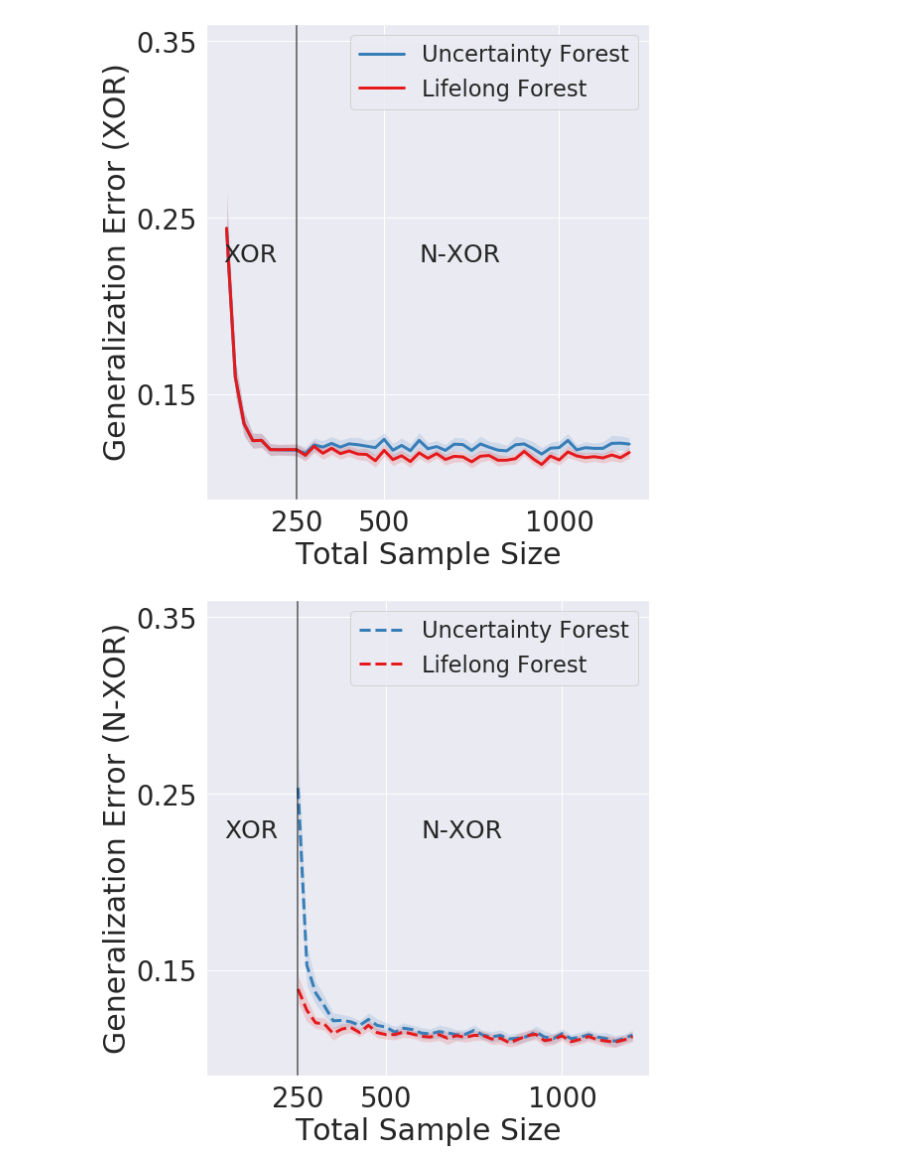
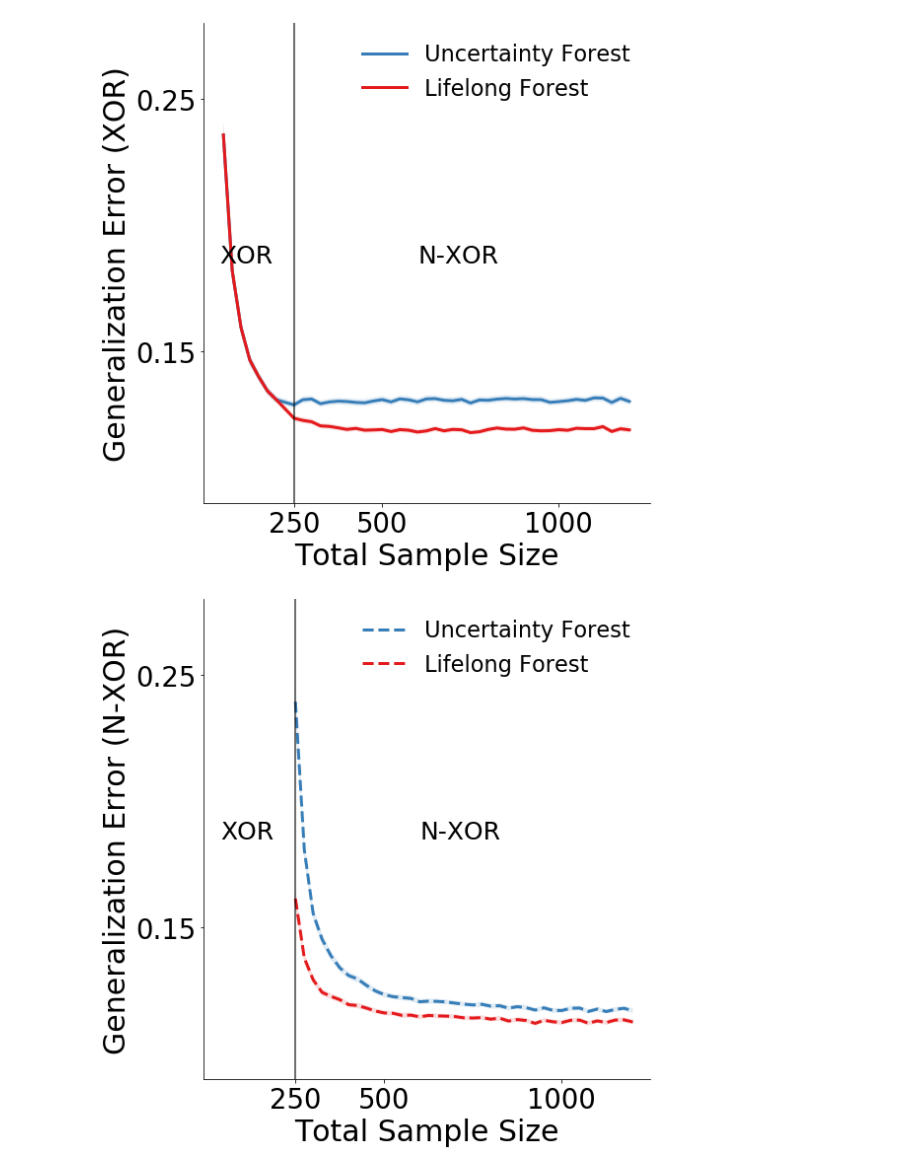
Before and after one commit to neurodata/lifelong_learner, a Jupyter notebook: lifelong_learner/notebooks/xor_nxor_exp.ipynb, the cells around one changed output. Saved outputs shown, nothing was run; the diff lists cells and outputs as text; code cells hidden in the pictures.

```diff
--- a/lifelong_learner/notebooks/xor_nxor_exp.ipynb
+++ b/lifelong_learner/notebooks/xor_nxor_exp.ipynb
@@ -4,7 +4,7 @@ import matplotlib.pyplot as plt
 import seaborn as sns
 import tqdm
 import pickle
-sns.set()
+#sns.set()
 
 from sklearn.ensemble.forest import _generate_unsampled_indices
 from sklearn.ensemble.forest import _generate_sample_indices
@@ -16,6 +16,24 @@ from tqdm import tqdm_notebook as tqdm
 
 from joblib import Parallel, delayed
 
+#Infrastructure
+from sklearn.base import BaseEstimator, ClassifierMixin
+from sklearn.utils.validation import NotFittedError
+
+#Data Handling
+from sklearn.utils.validation import (
+    check_X_y,
+    check_array,
+    NotFittedError,
+)
+from sklearn.utils.multiclass import check_classification_targets
+
+#Utils
+import numpy as np
+
+from tqdm import tqdm
+from sklearn.base import clone
+
 def unpickle(file):
     with open(file, 'rb') as fo:
         dict = pickle.load(fo, encoding='bytes')
@@ -433,5 +552,5 @@ with open('../result/std_te_xor_nxor.pickle','wb') as f:
 # %%
-mc_rep = 48
+mc_rep = 500
 mean_error = unpickle('../result/mean_xor_nxor.pickle')
 std_error = unpickle('../result/std_xor_nxor.pickle')/np.sqrt(mc_rep)
 
@@ -461,39 +580,42 @@ ax1.plot(ns, mean_error[0], label=algorithms[0], c=colors[1], ls=ls[np.sum(0 > 1
 ax1.fill_between(ns,
         mean_error[0] + 1.96*std_error[0],
         mean_error[0] - 1.96*std_error[0],
         where=mean_error[0] + 1.96*std_error[0] >= mean_error[0] - 1.96*std_error[0],
         facecolor=colors[1],
         alpha=0.15,
         interpolate=True)
 
 ax1.plot(ns, mean_error[1], label=algorithms[1], c=colors[0], ls=ls[np.sum(1 > 1).astype(int)], lw=3)
 ax1.fill_between(ns,
         mean_error[1] + 1.96*std_error[1, ],
         mean_error[1] - 1.96*std_error[1, ],
         where=mean_error[1] + 1.96*std_error[1] >= mean_error[1] - 1.96*std_error[1],
         facecolor=colors[0],
         alpha=0.15,
         interpolate=True)
 
 ax1.set_ylabel('Generalization Error (%s)'%(TASK1), fontsize=fontsize)
-ax1.legend(loc='upper right', fontsize=22.5)
-#         ax1.set_ylim(-0.01, 0.22)
+ax1.legend(loc='upper right', fontsize=22.5, frameon=False)
+ax1.set_ylim(0.09, 0.28)
 ax1.set_xlabel('Total Sample Size', fontsize=fontsize)
 ax1.tick_params(labelsize=labelsize)
-ax1.set_yticks([0.15, 0.25, 0.35])
+ax1.set_yticks([0.15, 0.25])
 ax1.set_xticks([250, 500, 1000])
 ax1.axvline(x=ns[len(n1s)], c='k', alpha=0.75)
 
-ax1.set_ylim(0.09, 0.36)
+right_side = ax1.spines["right"]
+right_side.set_visible(False)
+top_side = ax1.spines["top"]
+top_side.set_visible(False)
 
 ax1.text(40, np.mean(ax1.get_ylim()), "%s"%(TASK1), fontsize=25)
 ax1.text(600, np.mean(ax1.get_ylim()), "%s"%(TASK2), fontsize=25)
 
 plt.tight_layout()
 
-plt.savefig('../result/fig2_1.png',dpi=500)
+plt.savefig('../result/fig2_1.pdf',dpi=500)
 # %% [output]
-[figure, old version]
+[figure, new version]
 # %%
 mean_error = unpickle('../result/mean_xor_nxor.pickle')
 std_error = unpickle('../result/std_xor_nxor.pickle')/np.sqrt(mc_rep)
@@ -525,7 +647,7 @@ ax1.fill_between(ns[len(n1s):],
         interpolate=True)
 
 ax1.set_ylabel('Generalization Error (%s)'%(TASK2), fontsize=fontsize)
-ax1.legend(loc='upper right', fontsize=22.5)
+ax1.legend(loc='upper right', fontsize=22.5, frameon=False)
 #         ax1.set_ylim(-0.01, 0.22)
 ax1.set_xlabel('Total Sample Size', fontsize=fontsize)
 ax1.tick_params(labelsize=labelsize)
@@ -534,18 +656,23 @@ ax1.set_yticks([0.15, 0.25, 0.35])
 ax1.set_xticks([250, 500, 1000])
 ax1.axvline(x=ns[len(n1s)], c='k', alpha=0.75)
 
-ax1.set_ylim(0.09, 0.36)
+ax1.set_ylim(0.09, 0.28)
 
 ax1.set_xlim(-10)
+right_side = ax1.spines["right"]
+right_side.set_visible(False)
+top_side = ax1.spines["top"]
+top_side.set_visible(False)
+
 # ax1.set_ylim(0.14, 0.36)
 ax1.text(40, np.mean(ax1.get_ylim()), "%s"%(TASK1), fontsize=25)
 ax1.text(600, np.mean(ax1.get_ylim()), "%s"%(TASK2), fontsize=25)
 
 plt.tight_layout()
 
-plt.savefig('../result/fig2_2.png',dpi=500)
+plt.savefig('../result/fig2_2.pdf',dpi=500)
 # %% [output]
-[figure, old version]
+[figure, new version]
 # %%
 mean_error = unpickle('../result/mean_te_xor_nxor.pickle')
 std_error = unpickle('../result/std_te_xor_nxor.pickle')/np.sqrt(mc_rep)
```
Also changed, not shown: parts of 9 cells of this notebook, 17 other files.
